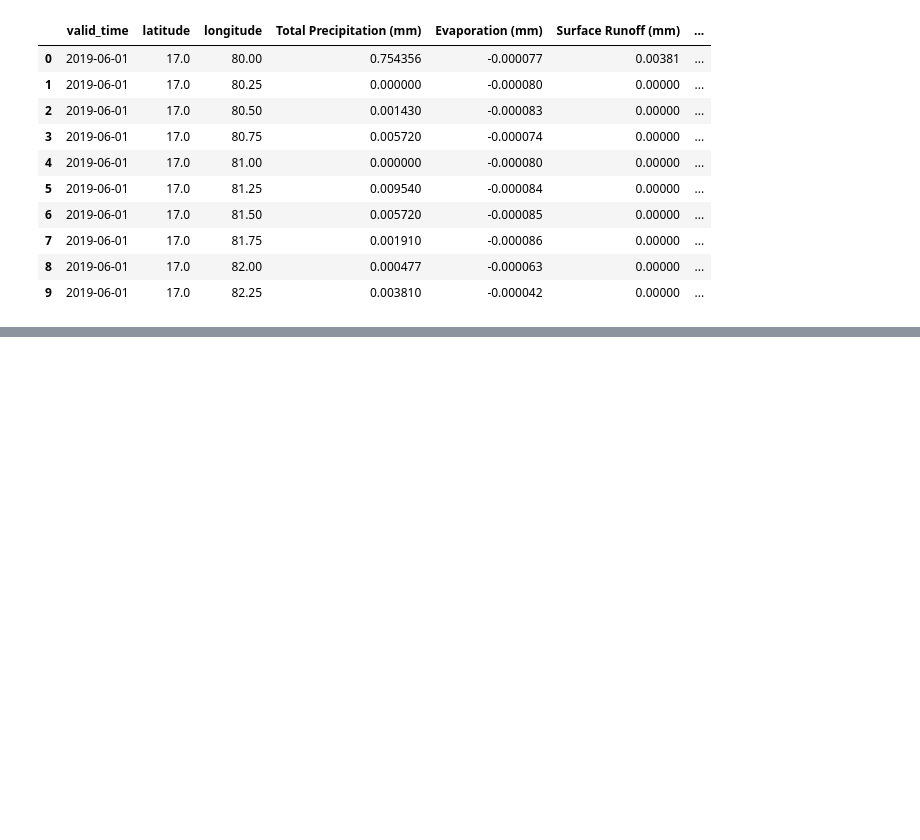
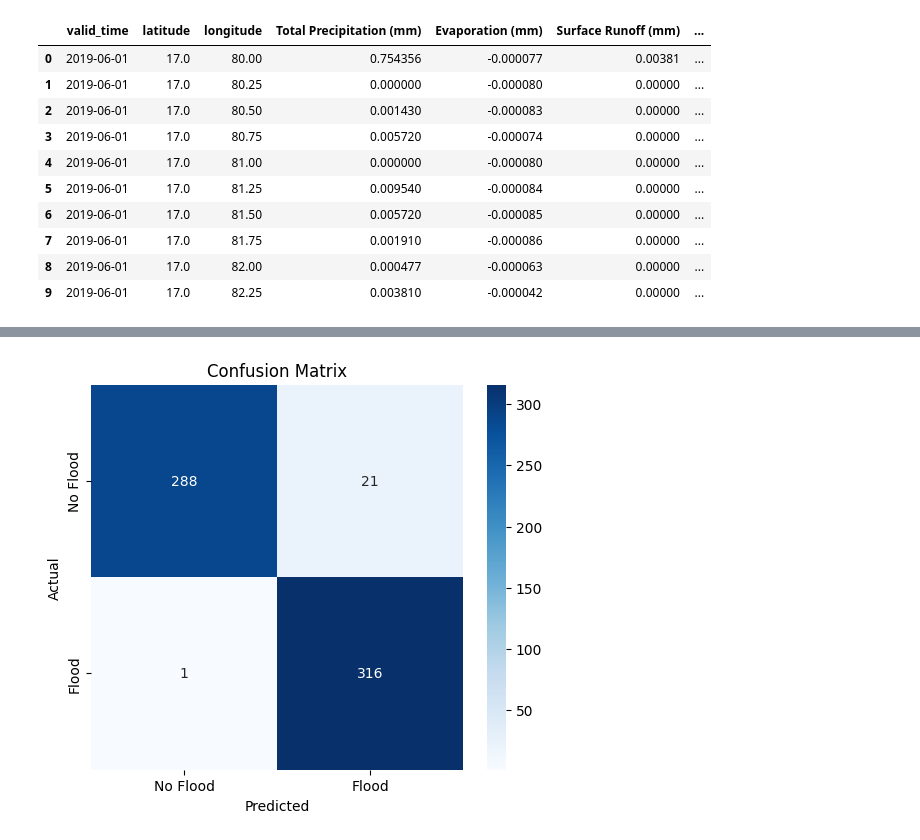
Before and after one commit to Shelly10-10/flood_prediction, a Jupyter notebook: disaster.ipynb, the cells around one changed output, grey strips where cells are left out. Cells and saved outputs as stored; diff of their text form; code cells hidden in the pictures; blank space fills up the shorter version.

```diff
--- a/disaster.ipynb
+++ b/disaster.ipynb
@@ -190,0 +742,3 @@ files.download('labelled_dataset_flood1.csv')
+# %%
+# ✅ Step 1: Load dataset
+df = pd.read_csv('labelled_dataset_flood1.csv')  # replace with your actual dataset
@@ -190,0 +844,19 @@ files.download('labelled_dataset_flood1.csv')
+# %%
+import matplotlib.pyplot as plt
+import seaborn as sns
+from sklearn.metrics import confusion_matrix
+
+# ✅ Predict labels
+y_pred = (model.predict(X_test) > 0.5).astype("int32")
+
+# ✅ Compute confusion matrix
+cm = confusion_matrix(y_test, y_pred)
+
+# ✅ Plot
+plt.figure(figsize=(6, 5))
+sns.heatmap(cm, annot=True, fmt='d', cmap='Blues', xticklabels=['No Flood', 'Flood'], yticklabels=['No Flood', 'Flood'])
+plt.title('Confusion Matrix')
+plt.xlabel('Predicted')
+plt.ylabel('Actual')
+plt.show()
+# %% [output]
@@ -190,0 +864 @@ files.download('labelled_dataset_flood1.csv')
+[figure, added]
```
Also changed, not shown: parts of 26 cells of this notebook.
